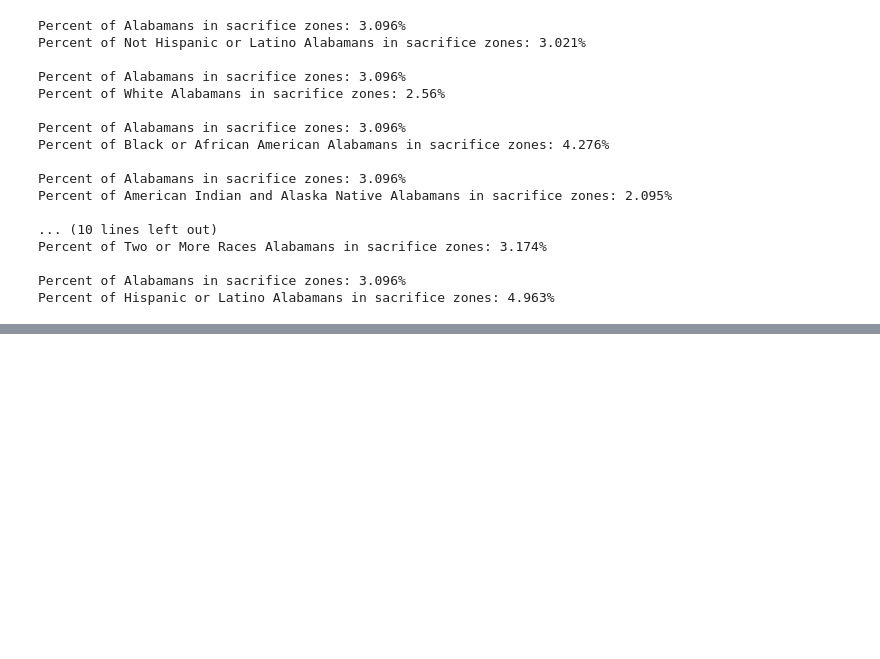
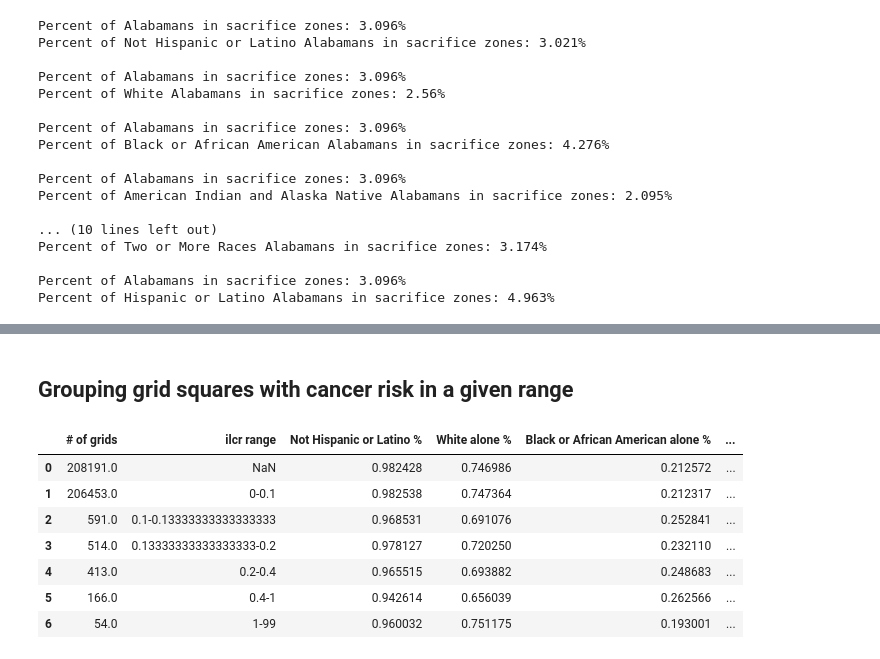
Before and after one commit to jasondamico/d3-visualizations, a Jupyter notebook: propublica_hotspots/eda/stats.ipynb, the cells around one changed output, grey strips where cells are left out. Cells and saved outputs as stored; diff of their text form; code cells hidden in the pictures; blank space fills up the shorter version.

```diff
--- a/propublica_hotspots/eda/stats.ipynb
+++ b/propublica_hotspots/eda/stats.ipynb
@@ -95,0 +168,32 @@ Percent of Hispanic or Latino Alabamans in sacrifice zones: 4.963%
+# %% [markdown]
+## Grouping grid squares with cancer risk in a given range
+# %%
+non_overlapping = pd.DataFrame(columns=["# of grids", "ilcr range"] + [col for col in filtered_df.columns if "%" in col])
+
+cancer_risks = [0, 0.1, (1 / 75000) * 10000, (1 / 50000) * 10000, (1 / 25000) * 10000, 1, 99]
+
+for i in range(len(cancer_risks)):
+    risk = cancer_risks[i]
+
+    if risk == 0:
+        # Handling for grid squares without cancer risks calculated in ProPublica data
+        percentages_dict = filtered_df.loc[:, [col for col in filtered_df.columns if "%" in col]].mean().to_dict()
+        percentages_dict["ilcr range"] = float("nan")
+        percentages_dict["# of grids"] = len(filtered_df)
+    else:
+        percentages_dict = filtered_df.loc[(filtered_df["ilcr"] <= risk) & (filtered_df["ilcr"] >= cancer_risks[i - 1]), [col for col in filtered_df.columns if "%" in col]].mean().to_dict()
+        percentages_dict["ilcr range"] = f"{cancer_risks[i - 1]}-{risk}"
+        percentages_dict["# of grids"] = len(filtered_df[(filtered_df["ilcr"] <= risk) & (filtered_df["ilcr"] >= cancer_risks[i - 1])])
+
+    non_overlapping = non_overlapping.append(percentages_dict, ignore_index=True)
+
+non_overlapping
+# %% [output]
+|  | # of grids | ilcr range | Not Hispanic or Latino % | White alone % | Black or African American alone % | ... |
+| 0 | 208191.0 | NaN | 0.982428 | 0.746986 | 0.212572 | ... |
+| 1 | 206453.0 | 0-0.1 | 0.982538 | 0.747364 | 0.212317 | ... |
+| 2 | 591.0 | 0.1-0.13333333333333333 | 0.968531 | 0.691076 | 0.252841 | ... |
+| 3 | 514.0 | 0.13333333333333333-0.2 | 0.978127 | 0.720250 | 0.232110 | ... |
+| 4 | 413.0 | 0.2-0.4 | 0.965515 | 0.693882 | 0.248683 | ... |
+| 5 | 166.0 | 0.4-1 | 0.942614 | 0.656039 | 0.262566 | ... |
+| 6 | 54.0 | 1-99 | 0.960032 | 0.751175 | 0.193001 | ... |
```
Also changed, not shown: parts of 4 cells of this notebook.
